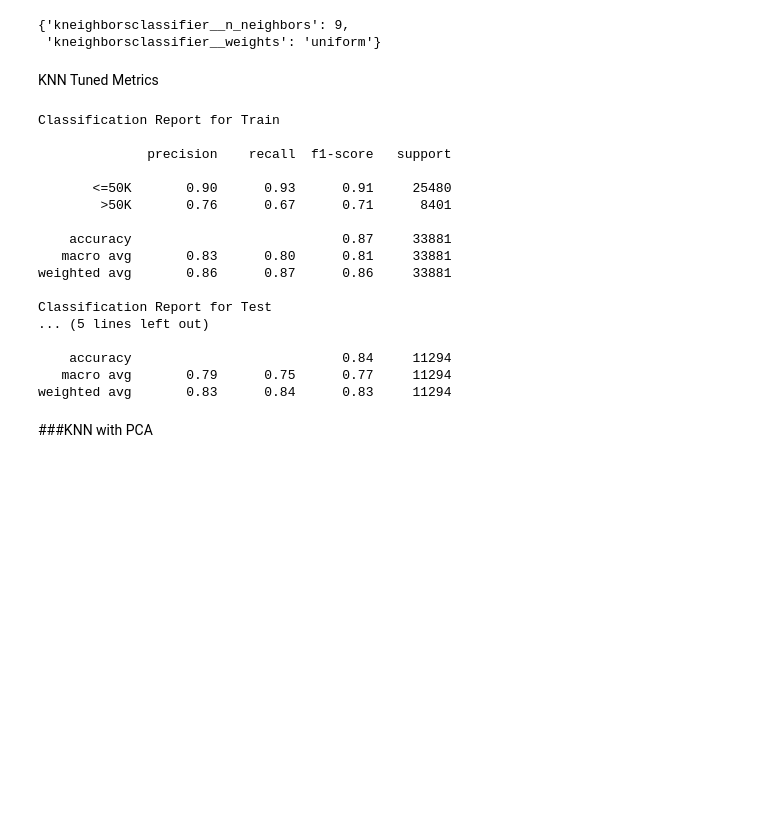
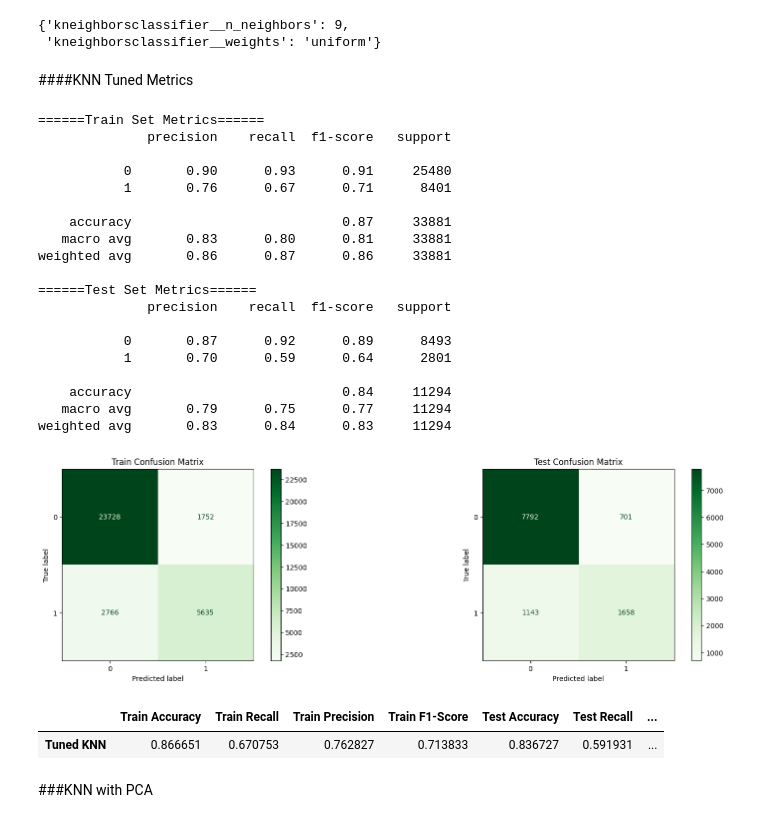
Before and after one commit to KDiBSilva/Adult_Income, a Jupyter notebook: Adult_Income.ipynb, the cells around one changed output. Saved outputs shown, nothing was run; the diff lists cells and outputs as text; code cells hidden in the pictures; blank space fills up the shorter version.

```diff
--- a/Adult_Income.ipynb
+++ b/Adult_Income.ipynb
@@ -925,40 +1003,31 @@ gs_knn_test_preds = best_knn_gs.predict(X_test)
 # %% [markdown]
-KNN Tuned Metrics
+####KNN Tuned Metrics
-# %%
-# Classifier Report for scoring and info
-
-# Save Train Classification Report
-gs_knn_train_report = classification_report(y_train, gs_knn_train_preds,
-                                         target_names=labels)
-
-# Save Test Classification Report
-gs_knn_test_report = classification_report(y_test, gs_knn_test_preds,
-                                         target_names=labels)
-
-# Print the Classification Report(s)
-print('Classification Report for Train\n')
-print(gs_knn_train_report)
-
-print('Classification Report for Test\n')
-print(gs_knn_test_report)
-# %% [output]
-Classification Report for Train
-
-              precision    recall  f1-score   support
-
-       <=50K       0.90      0.93      0.91     25480
-        >50K       0.76      0.67      0.71      8401
-
-    accuracy                           0.87     33881
-   macro avg       0.83      0.80      0.81     33881
-weighted avg       0.86      0.87      0.86     33881
-
-Classification Report for Test
-... (5 lines left out)
-
-    accuracy                           0.84     11294
-   macro avg       0.79      0.75      0.77     11294
-weighted avg       0.83      0.84      0.83     11294
+# %%
+score = evaluate_classification(best_knn_gs, X_train, y_train, X_test, y_test, name='Tuned KNN')
+score
+# %% [output]
+======Train Set Metrics======
+              precision    recall  f1-score   support
+
+           0       0.90      0.93      0.91     25480
+           1       0.76      0.67      0.71      8401
+
+    accuracy                           0.87     33881
+   macro avg       0.83      0.80      0.81     33881
+weighted avg       0.86      0.87      0.86     33881
+
+======Test Set Metrics======
+              precision    recall  f1-score   support
+
+           0       0.87      0.92      0.89      8493
+           1       0.70      0.59      0.64      2801
+
+    accuracy                           0.84     11294
+   macro avg       0.79      0.75      0.77     11294
+weighted avg       0.83      0.84      0.83     11294
+[figure, added]
+|  | Train Accuracy | Train Recall | Train Precision | Train F1-Score | Test Accuracy | Test Recall | ... |
+| Tuned KNN | 0.866651 | 0.670753 | 0.762827 | 0.713833 | 0.836727 | 0.591931 | ... |
 # %% [markdown]
 ###KNN with PCA
 # %%
```
Also changed, not shown: parts of 72 cells of this notebook.
